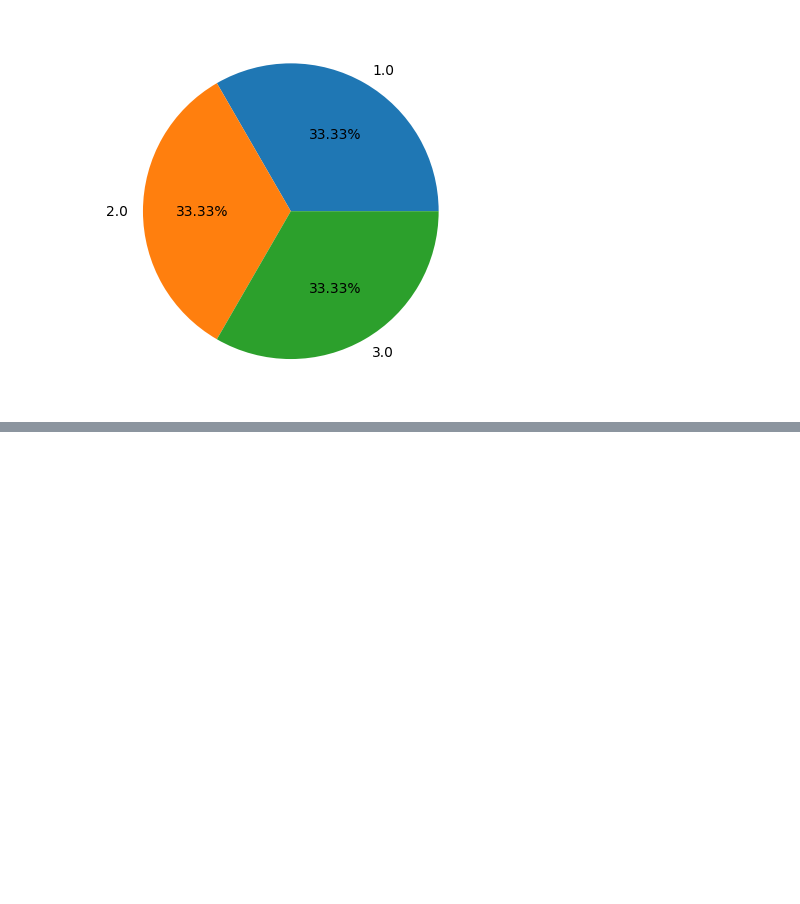
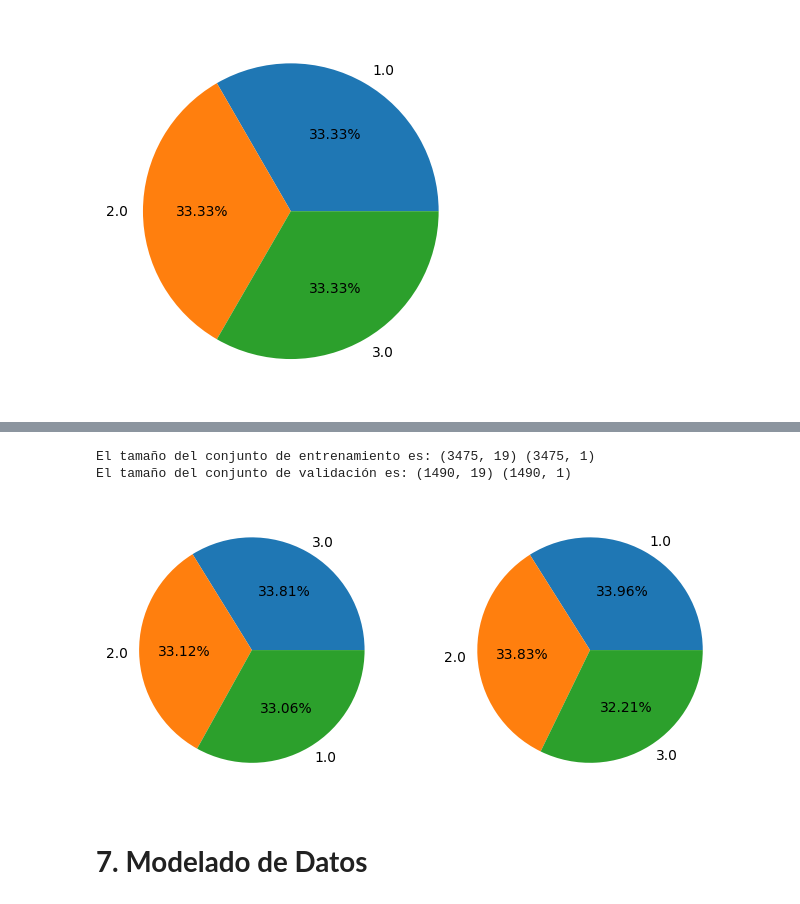
Before and after one commit to miguel142434/trabajo_clasificacion, a Jupyter notebook: clasificacion_caso2.ipynb, the cells around one changed output, grey strips where cells are left out. Cells and saved outputs as stored; diff of their text form; code cells hidden in the pictures; blank space fills up the shorter version.

Commit message:
Se hace la preparacion de los datos

```diff
--- a/clasificacion_caso2.ipynb
+++ b/clasificacion_caso2.ipynb
@@ -171,3 +181,8 @@ plt.pie(x = data_balanced.fetal_health.value_counts(), labels = data_balanced.fe
 plt.show()
 # %% [output]
 [figure]
+# %%
+# Separar X y Y
+X = data_balanced.drop('fetal_health', axis = 1)
+y = data_balanced[['fetal_health']]
+print(f'El tamaño de X es: {X.shape} y el tamaño de y es: {y.shape}')
@@ -173,0 +191,14 @@ plt.show()
+# %%
+# Transformar X
+from sklearn.compose import ColumnTransformer
+from sklearn.preprocessing import OneHotEncoder, MinMaxScaler
+from sklearn.pipeline import Pipeline
+
+num_col = X.select_dtypes(include = ['int64', 'float64']).columns.to_list()
+cat_col = X.select_dtypes(include = ['object']).columns.to_list()
+num_transformer = Pipeline(steps = [('scaler', MinMaxScaler())])
+cat_transformer = Pipeline(steps = [('encoder', OneHotEncoder(sparse_output = False))])
+preprocessor = ColumnTransformer(transformers = [('num', num_transformer, num_col),
+                                                 ('cat', cat_transformer, cat_col)],
+                                                 remainder = 'passthrough')
+preprocessor
@@ -173,0 +224,6 @@ plt.show()
+# %%
+X_pre = preprocessor.fit_transform(X)
+cod_cat = preprocessor.named_transformers_['cat']['encoder'].get_feature_names_out(cat_col)
+labels = np.concatenate([num_col, cod_cat])
+X_pro = pd.DataFrame(X_pre, columns = labels)
+X_pro.head(10)
@@ -173,0 +242,17 @@ plt.show()
+# %%
+# Separar en conjuntos de entrenamiento y validación
+from sklearn.model_selection import train_test_split
+X_train, X_test, y_train, y_test = train_test_split(X_pro, y, train_size = 0.7, random_state = 123)
+print(f'El tamaño del conjunto de entrenamiento es: {X_train.shape} {y_train.shape}\nEl tamaño del conjunto de validación es: {X_test.shape} {y_test.shape}')
+# %% [output]
+El tamaño del conjunto de entrenamiento es: (3475, 19) (3475, 1)
+El tamaño del conjunto de validación es: (1490, 19) (1490, 1)
+# %%
+fig, ax = plt.subplots(1, 2, figsize = (8, 8))
+ax[0].pie(x = y_train.fetal_health.value_counts(), labels = y_train.fetal_health.value_counts().index, autopct = '%0.2f%%')
+ax[1].pie(x = y_test.fetal_health.value_counts(), labels = y_test.fetal_health.value_counts().index, autopct = '%0.2f%%')
+plt.show()
+# %% [output]
+[figure, added]
+# %% [markdown]
+# **7. Modelado de Datos**
```
Also changed, not shown: parts of 9 cells of this notebook.
